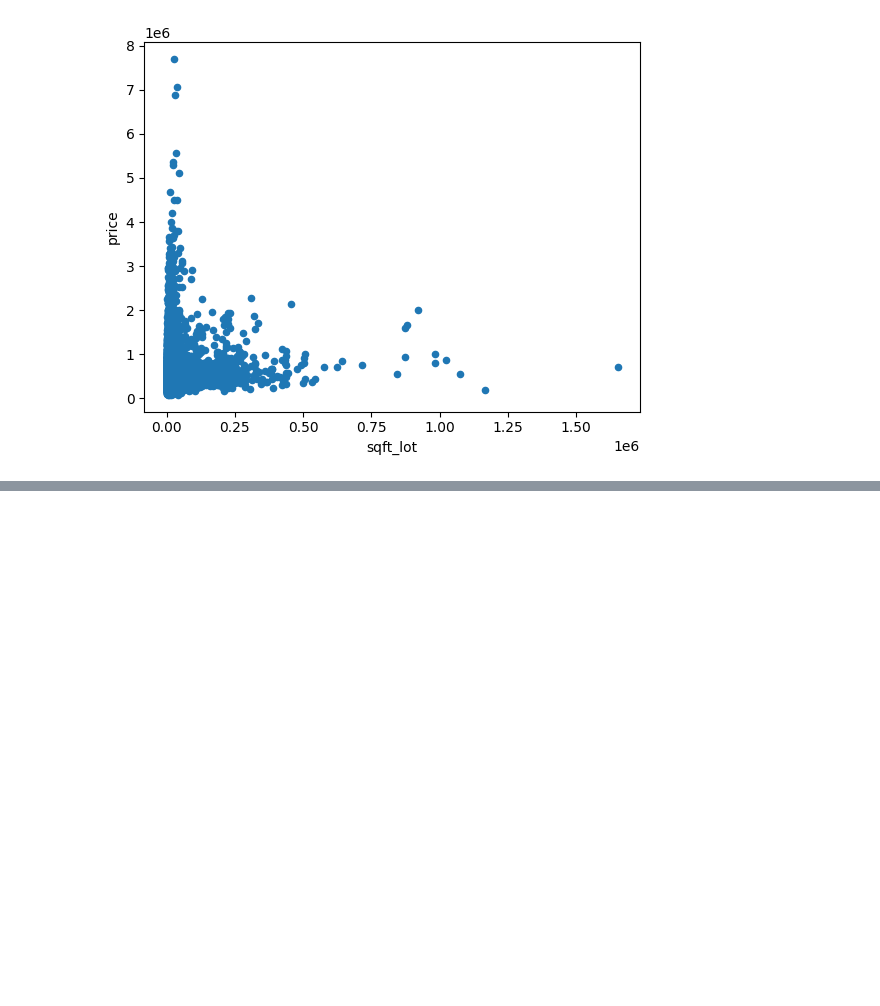
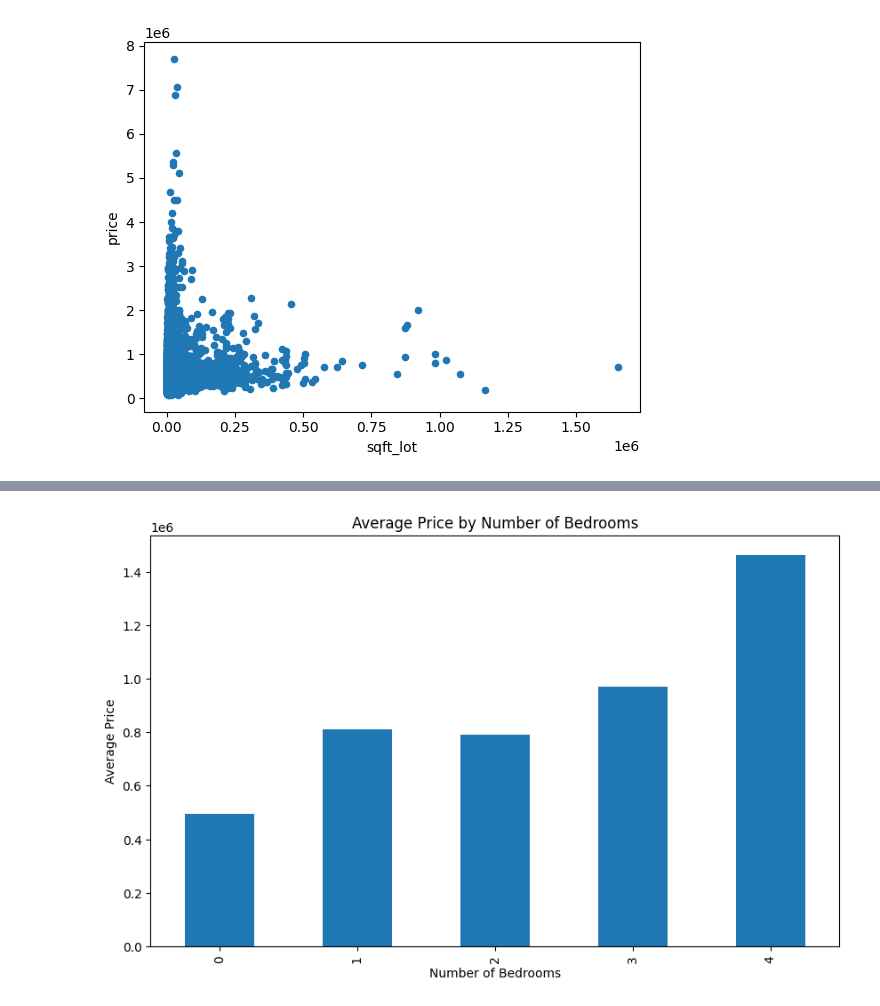
Before and after one commit to Metaphysicist1/GITA-ML, a Jupyter notebook: Task2/Task2_Script.ipynb, the cells around one changed output, grey strips where cells are left out. Saved outputs shown, nothing was run; the diff lists cells and outputs as text; code cells hidden in the pictures; blank space fills up the shorter version.

```diff
--- a/Task2/Task2_Script.ipynb
+++ b/Task2/Task2_Script.ipynb
@@ -180,0 +197,9 @@ ConversionError: Failed to convert value(s) to axis units: 'price'
+# %%
+plt.figure(figsize=(10, 6))
+plt.title('Average Price by Number of Bedrooms')
+df.groupby('view')['price'].mean().plot(kind='bar')
+plt.xlabel('Number of Bedrooms')
+plt.ylabel('Average Price')
+plt.show()  # Bar chart to show average price based on the number of bedrooms
+# %% [output]
+[figure, added]
```
Also changed, not shown: parts of 12 cells of this notebook.
